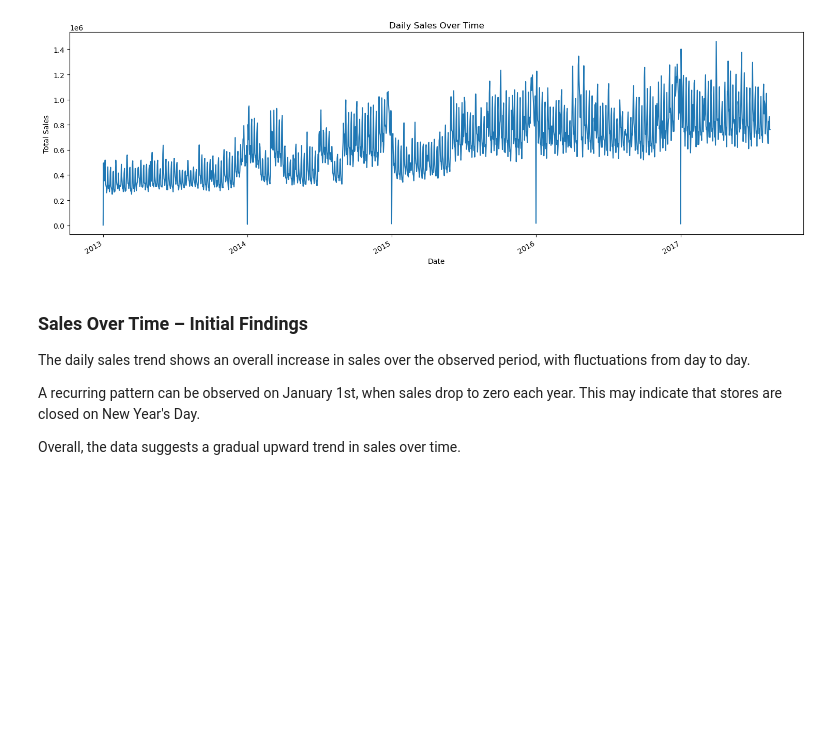
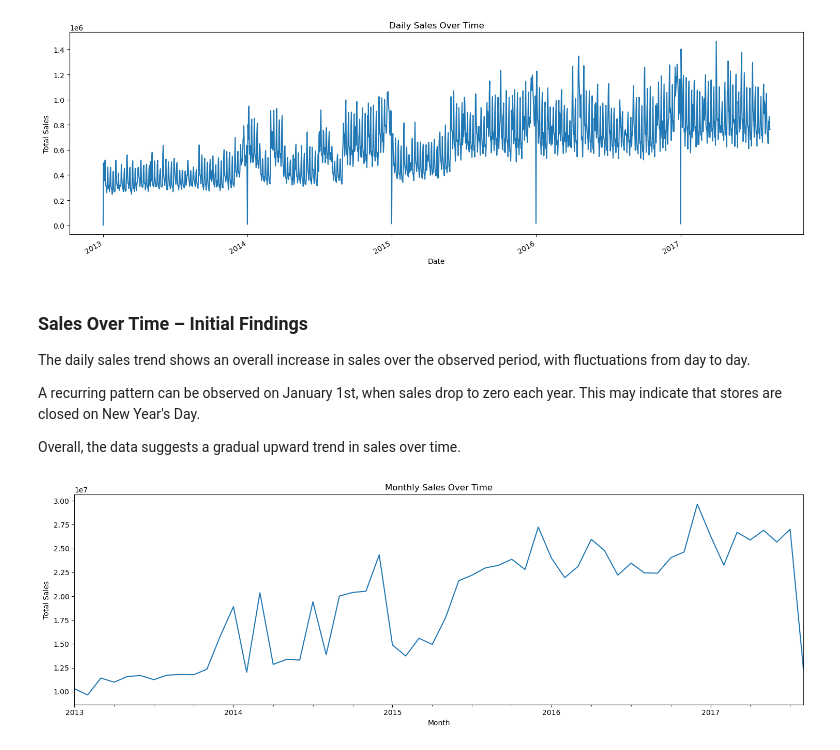
Before and after one commit to clia7/Data_Analytics_Journey, a Jupyter notebook: 06_Store_Sales_Case_Study/notebooks/01_Store_Sales_EDA.ipynb, the cells around one changed output. Drawn from its saved outputs; the diff is of its cells as text; code cells hidden in the pictures; blank space fills up the shorter version.

Commit message:
monthly sales over time

```diff
--- a/06_Store_Sales_Case_Study/notebooks/01_Store_Sales_EDA.ipynb
+++ b/06_Store_Sales_Case_Study/notebooks/01_Store_Sales_EDA.ipynb
@@ -632,3 +632,18 @@ The daily sales trend shows an overall increase in sales over the observed perio
 A recurring pattern can be observed on January 1st, when sales drop to zero each year. This may indicate that stores are closed on New Year's Day.
 
 Overall, the data suggests a gradual upward trend in sales over time.
+# %%
+# Calculate total sales by month
+
+monthly_sales = train.groupby(train['date'].dt.to_period('M'))['sales'].sum()
+
+# Plot
+monthly_sales.plot(figsize=(15,5))
+
+plt.title('Monthly Sales Over Time')
+plt.xlabel('Month')
+plt.ylabel('Total Sales')
+plt.tight_layout()
+plt.show()
+# %% [output]
+[figure, added]
```
